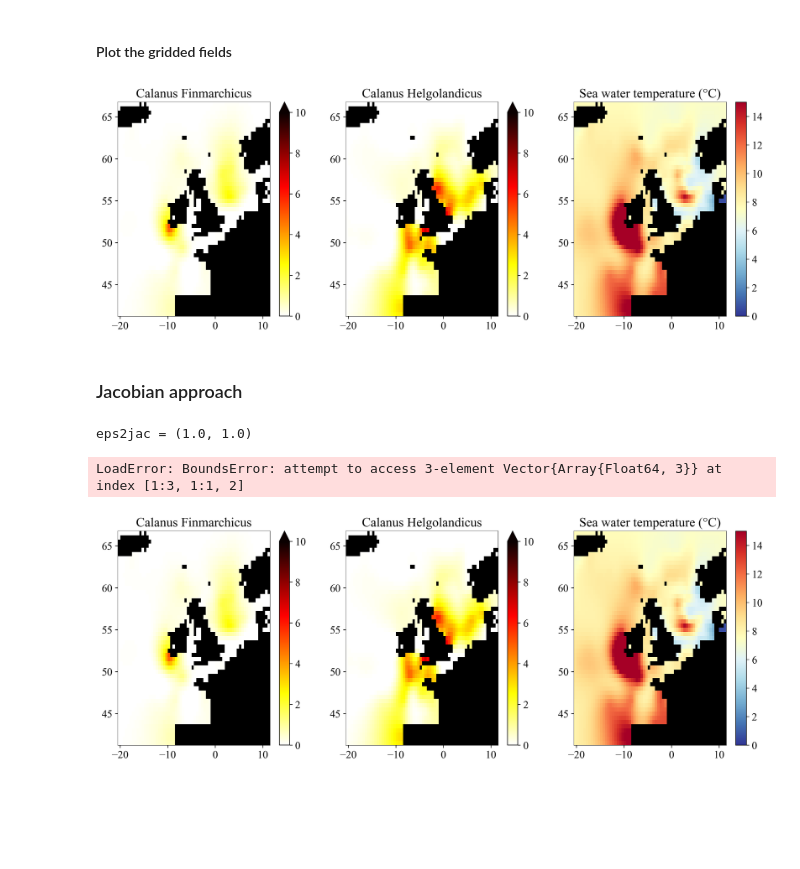
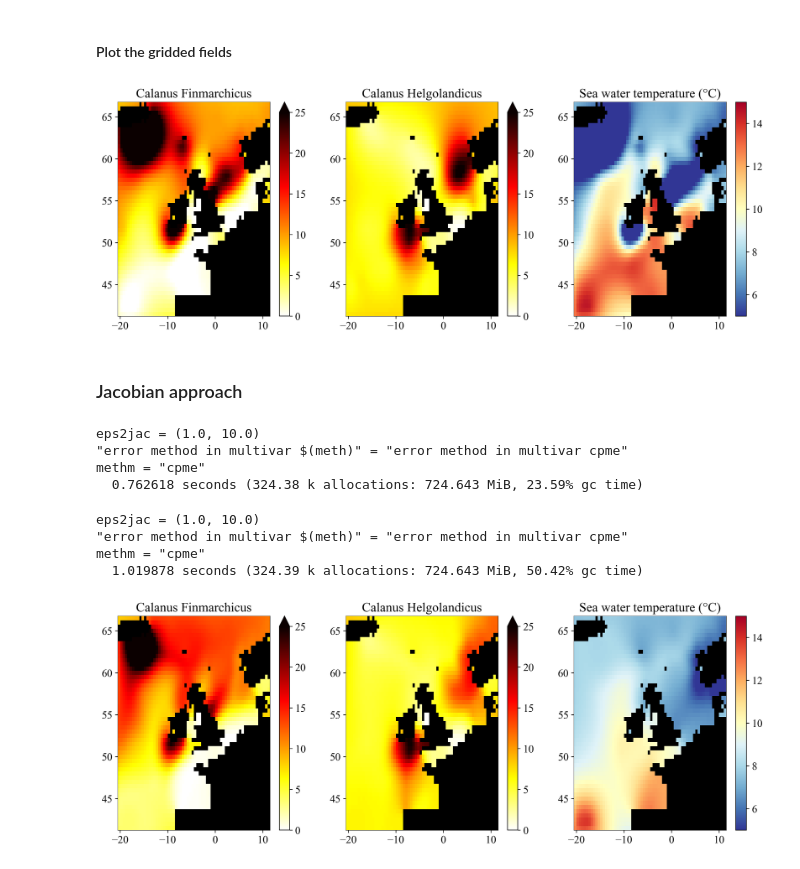
Before and after one commit to EMODnet/EMODnet-Biology-Interpolation-Calanus, a Jupyter notebook: analysis/interp_Calanus_multivariate.ipynb, the cells around one changed output. Cells and saved outputs as stored; diff of their text form; code cells hidden in the pictures; blank space fills up the shorter version.

```diff
--- a/analysis/interp_Calanus_multivariate.ipynb
+++ b/analysis/interp_Calanus_multivariate.ipynb
@@ -136,7 +146,10 @@ obstime[goodyear], obsvalue[goodyear];
 # %%
+Tmin = 5.
+Tmax = 15.
+
 fig = plt.figure(figsize=(12, 8))
 ax = plt.subplot(111)
-pcm = ax.scatter(lonT, latT, s=3, c=dataT, cmap=plt.cm.RdYlBu_r, zorder=3)
+pcm = ax.scatter(lonT, latT, s=7, c=dataT, cmap=plt.cm.RdYlBu_r, zorder=3, vmin=Tmin, vmax=Tmax)
 ax.pcolormesh(xi, yi, mask, cmap=plt.cm.binary_r, zorder=2)
 cb = plt.colorbar(pcm)
 cb.set_label("T(°C)", rotation=0, ha="left")
@@ -338,27 +353,31 @@ DIVAnd_multivarEOF(maskmulti, (pm,pn,pv), (xi,yi,vi), (lonmulti, latmulti, vvv),
 # %%
 fig = plt.figure(figsize=(15, 5))
 ax = plt.subplot(131)
-pcm1 = ax.pcolormesh(xi[:,:,1], yi[:,:,1], fim1[:,:,1], vmin=0, vmax=10., cmap=plt.cm.hot_r, zorder=3)
+pcm1 = ax.pcolormesh(xi[:,:,1], yi[:,:,1],
+    (fim1[:,:,1] .* calanus_finmarchicus_sel_std) .+ calanus_finmarchicus_sel_mean,
+    vmin=0, vmax=25., cmap=plt.cm.hot_r, zorder=3)
 ax.pcolormesh(xi[:,:,1], yi[:,:,1], mask[:,:,1], cmap=plt.cm.binary_r, zorder=2)
 ax.set_title("Calanus Finmarchicus")
 cb = plt.colorbar(pcm1, extend="max")
 
 ax = plt.subplot(132)
-pcm2 = ax.pcolormesh(xi[:,:,1], yi[:,:,1], fim2[:,:,1], vmin=0, vmax=10., cmap=plt.cm.hot_r, zorder=3)
+pcm2 = ax.pcolormesh(xi[:,:,1], yi[:,:,1],
+    (fim2[:,:,1] .* calanus_helgolandicus_sel_std) .+ calanus_helgolandicus_sel_mean,
+    vmin=0, vmax=25., cmap=plt.cm.hot_r, zorder=3)
 ax.pcolormesh(xi[:,:,1], yi[:,:,1], mask, cmap=plt.cm.binary_r, zorder=2)
 ax.set_title("Calanus Helgolandicus")
 cb = plt.colorbar(pcm2, extend="max")
 
 ax = plt.subplot(133)
-pcm3 = ax.pcolormesh(xi[:,:,1], yi[:,:,1], fim1[:,:,2] .+ mean(dataT), cmap=plt.cm.RdYlBu_r,
-    zorder=3, vmin=0., vmax=15.)
+pcm3 = ax.pcolormesh(xi[:,:,1], yi[:,:,1], (fim1[:,:,2] .* dataT_std) .+ mean(dataT), cmap=plt.cm.RdYlBu_r,
+    zorder=3, vmin=Tmin, vmax=Tmax)
 ax.pcolormesh(xi[:,:,1], yi[:,:,1], mask, cmap=plt.cm.binary_r, zorder=2)
 ax.set_title("Sea water temperature (°C)")
 cb = plt.colorbar(pcm3)
-
+plt.savefig(joinpath(figdir, "multivariate_eof.png"), dpi=300, bbox_inches="tight")
 
 plt.show()
 # %% [output]
-[figure, old version]
+[figure, new version]
 # %% [markdown]
 ### Jacobian approach
@@ -367,35 +384,50 @@ len = L * ones(Float64,size(mask));
 # %%
-#@time fim1Jac, s, emap, emapm,pv =
-#DIVAnd_multivarJAC(maskmulti, (pm,pn,pv), (xi,yi,vi), (lonmulti, latmulti, vvv), obsmulti_finmarchicus,
-#    (len, len, 0.0 .* len), epsilon2; epsilon2jacobian=(1.0,10.));
-
-@time fim2Jac, s, emap, emapm,pv = DIVAnd_multivarJAC(maskmulti, (pm,pn,pv), (xi,yi,vi), (lonmulti, latmulti, vvv), obsmulti_helgolandicus,
-    (L, L, 0.0), epsilon2);
+@time fim1Jac, s1, emap1, emapm1, pv1 = DIVAnd_multivarJAC(maskmulti,
+    (pm,pn,pv), (xi,yi,vi), (lonmulti, latmulti, vvv), obsmulti_finmarchicus,
+    (L, L, 0.0 * L), epsilon2; epsilon2jacobian=(1.0,10.));
 # %% [output]
-eps2jac = (1.0, 1.0)
+eps2jac = (1.0, 10.0)
+"error method in multivar $(meth)" = "error method in multivar cpme"
+methm = "cpme"
+  0.762618 seconds (324.38 k allocations: 724.643 MiB, 23.59% gc time)
-LoadError: BoundsError: attempt to access 3-element Vector{Array{Float64, 3}} at index [1:3, 1:1, 2]
+# %%
+@time fim2Jac, s2, emap2, emapm2, pv2 = DIVAnd_multivarJAC(maskmulti, (pm,pn,pv),
+    (xi,yi,vi), (lonmulti, latmulti, vvv), obsmulti_helgolandicus,
+    (L, L, 0.0 * L), epsilon2; epsilon2jacobian=(1.0,10.));
+# %% [output]
+eps2jac = (1.0, 10.0)
+"error method in multivar $(meth)" = "error method in multivar cpme"
+methm = "cpme"
+  1.019878 seconds (324.39 k allocations: 724.643 MiB, 50.42% gc time)
 # %%
 fig = plt.figure(figsize=(15, 5))
 ax = plt.subplot(131)
-pcm1 = ax.pcolormesh(xi[:,:,1], yi[:,:,1], fim1[:,:,1], vmin=0, vmax=10., cmap=plt.cm.hot_r, zorder=3)
+pcm1 = ax.pcolormesh(xi[:,:,1], yi[:,:,1],
+    (fim1Jac[:,:,1] .* calanus_finmarchicus_sel_std) .+ calanus_finmarchicus_sel_mean,
+    vmin=0, vmax=25., cmap=plt.cm.hot_r, zorder=3)
 ax.pcolormesh(xi[:,:,1], yi[:,:,1], mask[:,:,1], cmap=plt.cm.binary_r, zorder=2)
 ax.set_title("Calanus Finmarchicus")
 cb = plt.colorbar(pcm1, extend="max")
 
 ax = plt.subplot(132)
-pcm2 = ax.pcolormesh(xi[:,:,1], yi[:,:,1], fim2[:,:,1], vmin=0, vmax=10., cmap=plt.cm.hot_r, zorder=3)
+pcm2 = ax.pcolormesh(xi[:,:,1], yi[:,:,1],
+    (fim2Jac[:,:,1] .* calanus_helgolandicus_sel_std) .+ calanus_helgolandicus_sel_mean,
+    vmin=0, vmax=25., cmap=plt.cm.hot_r, zorder=3)
 ax.pcolormesh(xi[:,:,1], yi[:,:,1], mask, cmap=plt.cm.binary_r, zorder=2)
 ax.set_title("Calanus Helgolandicus")
 cb = plt.colorbar(pcm2, extend="max")
 
 ax = plt.subplot(133)
-pcm3 = ax.pcolormesh(xi[:,:,1], yi[:,:,1], fim1[:,:,2] .+ mean(dataT), cmap=plt.cm.RdYlBu_r,
-    zorder=3, vmin=0., vmax=15.)
+pcm3 = ax.pcolormesh(xi[:,:,1], yi[:,:,1], (fim1Jac[:,:,2] .* dataT_std) .+ mean(dataT),
+    cmap=plt.cm.RdYlBu_r,
+    zorder=3, vmin=Tmin, vmax=Tmax)
 ax.pcolormesh(xi[:,:,1], yi[:,:,1], mask, cmap=plt.cm.binary_r, zorder=2)
 ax.set_title("Sea water temperature (°C)")
 cb = plt.colorbar(pcm3)
 
+plt.savefig(joinpath(figdir, "multivariate_jac.png"), dpi=300, bbox_inches="tight")
+
 
 plt.show()
 # %% [output]
-[figure, old version]
+[figure, new version]
```
Also changed, not shown: parts of 23 cells of this notebook, 2 other files.
